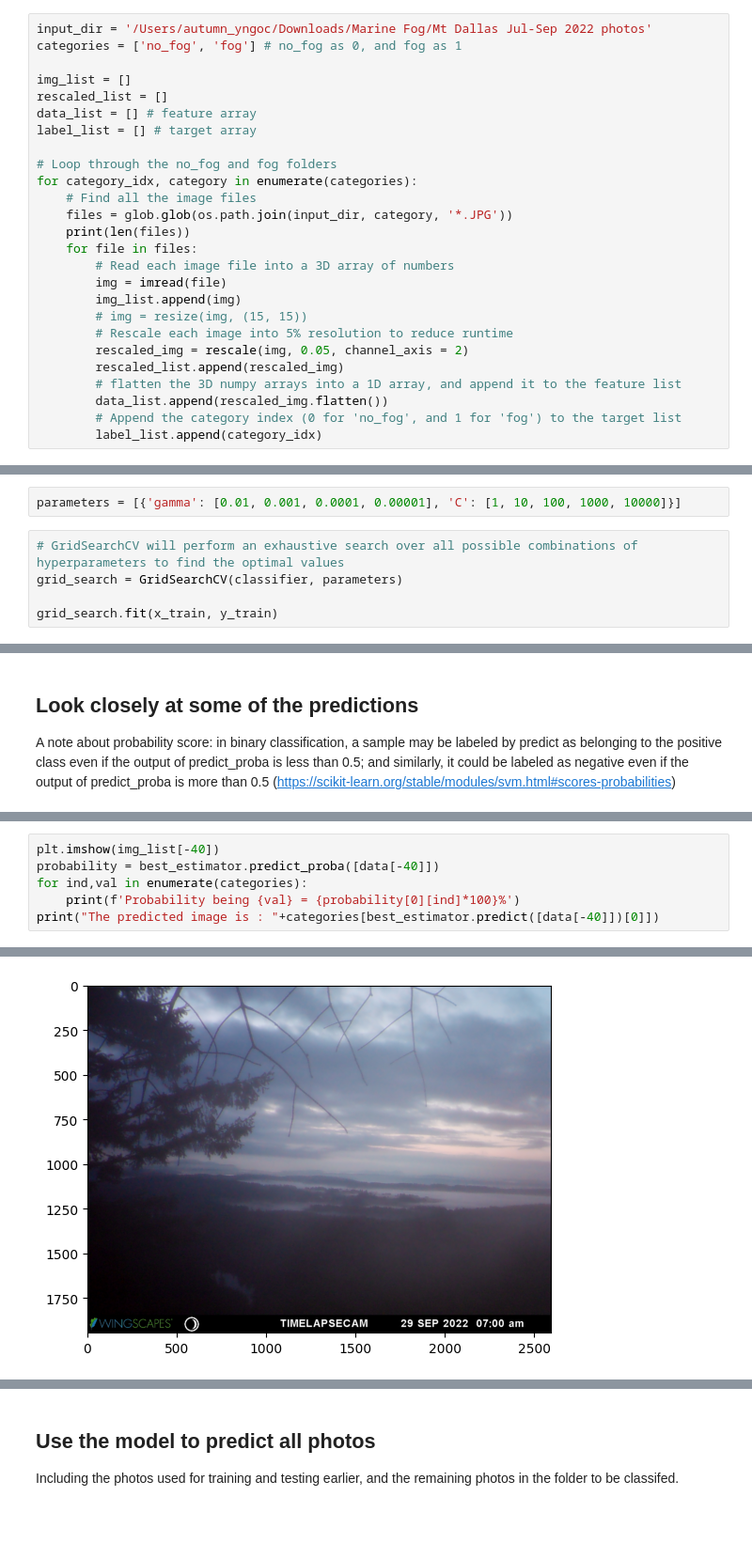
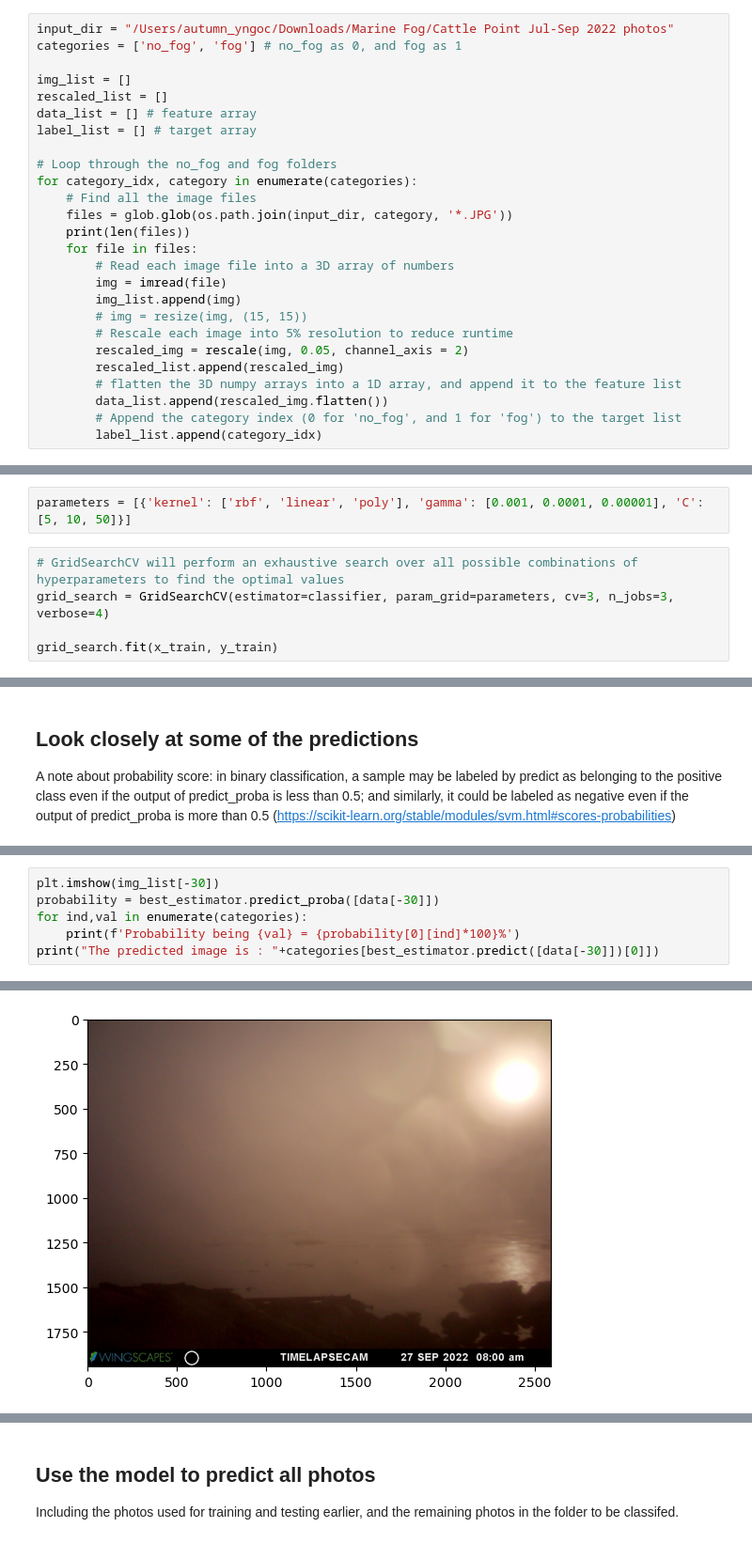
Before and after one commit to autumn-yng/summerfog, a Jupyter notebook: img_classification.ipynb, the cells around one changed output, grey strips where cells are left out. Shown at 94% size. Drawn from its saved outputs; the diff is of its cells as text.

```diff
--- a/img_classification.ipynb
+++ b/img_classification.ipynb
@@ -28,7 +28,7 @@ from sklearn.metrics import classification_report
 # %% [markdown]
 ## Prepare training data
 # %%
-input_dir = '/Users/autumn_yngoc/Downloads/Marine Fog/Mt Dallas Jul-Sep 2022 photos'
+input_dir = "/Users/autumn_yngoc/Downloads/Marine Fog/Cattle Point Jul-Sep 2022 photos"
 categories = ['no_fog', 'fog'] # no_fog as 0, and fog as 1
 
 img_list = []
@@ -70,10 +71,10 @@ array([0, 1, 1, 1, 1, 0, 1, 1, 0, 1, 0, 1, 1, 0, 1, 0, 0, 0, 1, 1, 1, 0])
 # %%
 classifier = SVC(probability=True)
 # %%
-parameters = [{'gamma': [0.01, 0.001, 0.0001, 0.00001], 'C': [1, 10, 100, 1000, 10000]}]
+parameters = [{'kernel': ['rbf', 'linear', 'poly'], 'gamma': [0.001, 0.0001, 0.00001], 'C': [5, 10, 50]}]
 # %%
 # GridSearchCV will perform an exhaustive search over all possible combinations of hyperparameters to find the optimal values
-grid_search = GridSearchCV(classifier, parameters)
+grid_search = GridSearchCV(estimator=classifier, param_grid=parameters, cv=3, n_jobs=3, verbose=4)
 
 grid_search.fit(x_train, y_train)
 # %% [output]
@@ -142,7 +161,7 @@ The predicted image is : no_fog
 # %%
-plt.imshow(img_list[-40])
-probability = best_estimator.predict_proba([data[-40]])
+plt.imshow(img_list[-30])
+probability = best_estimator.predict_proba([data[-30]])
 for ind,val in enumerate(categories):
     print(f'Probability being {val} = {probability[0][ind]*100}%')
-print("The predicted image is : "+categories[best_estimator.predict([data[-40]])[0]])
+print("The predicted image is : "+categories[best_estimator.predict([data[-30]])[0]])
 # %% [output]
@@ -151,2 +170,2 @@ Probability being fog = 80.02560842646989%
 The predicted image is : fog
-[figure, old version]
+[figure, new version]
```
Also changed, not shown: parts of 19 cells of this notebook, 6 other files.
